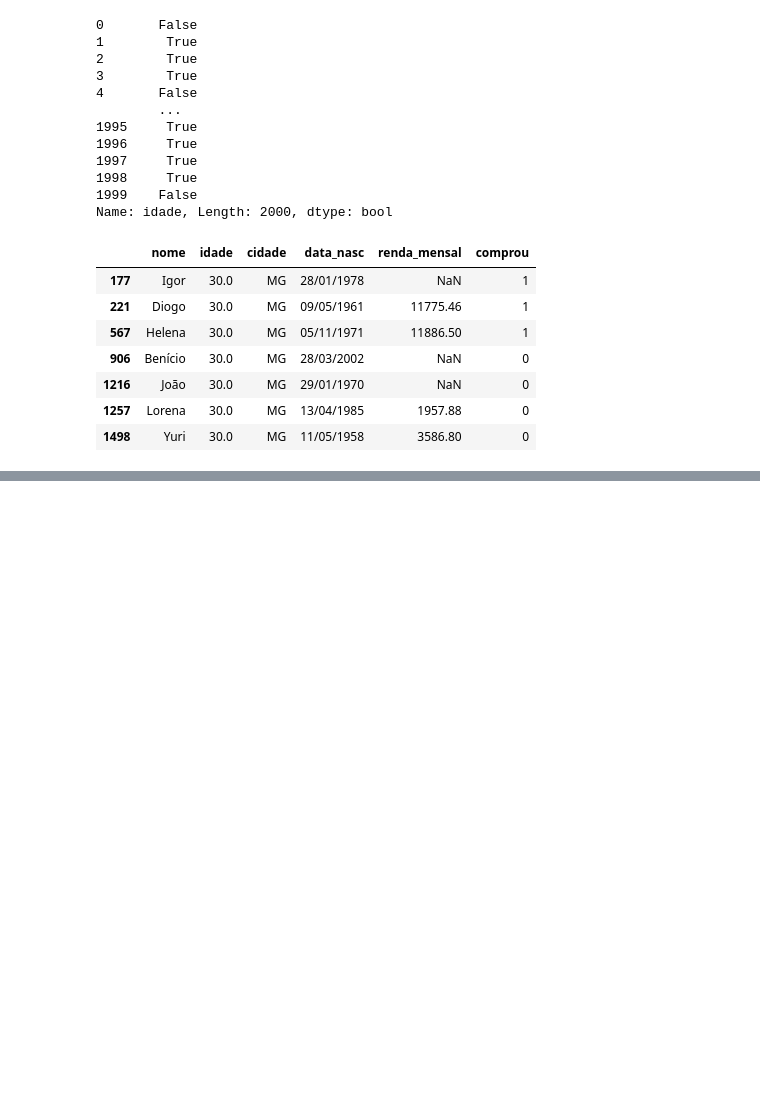
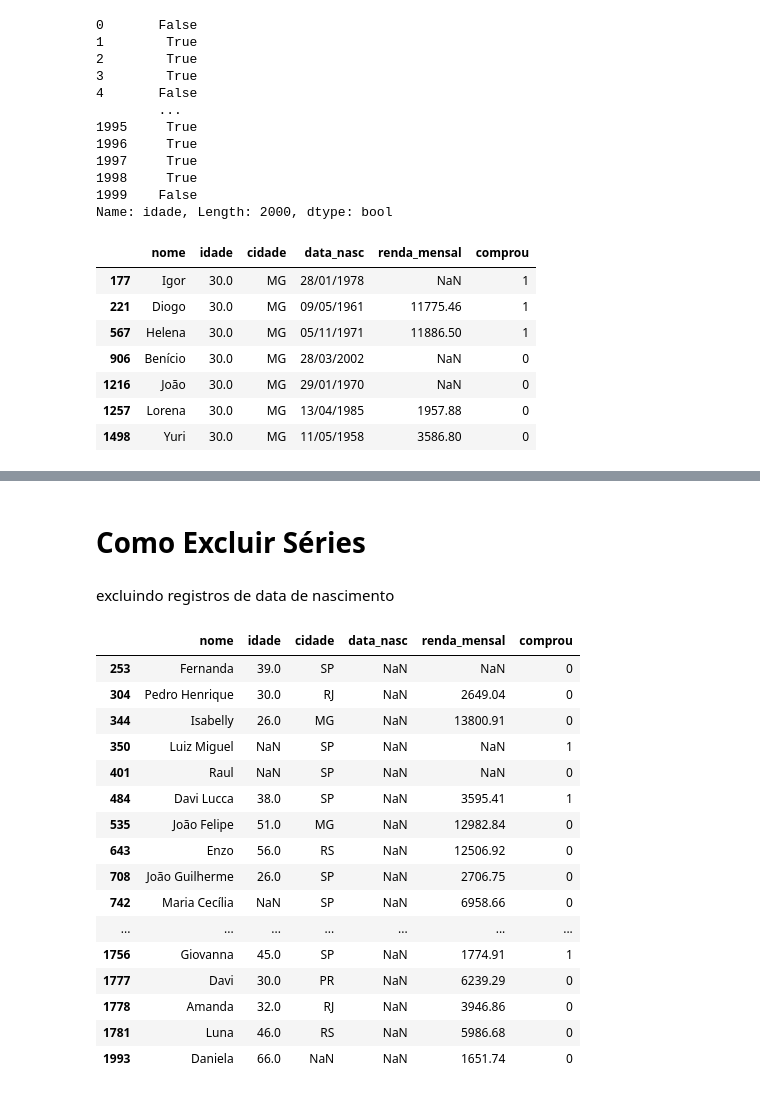
Before and after one commit to CaioHarrys/CURSO-PYTHON-IA, a Jupyter notebook: DataSet_Clientes_Completos/clientes_completos.ipynb, the cells around one changed output, grey strips where cells are left out. Drawn from its saved outputs; the diff is of its cells as text; code cells hidden in the pictures; blank space fills up the shorter version.

```diff
--- a/DataSet_Clientes_Completos/clientes_completos.ipynb
+++ b/DataSet_Clientes_Completos/clientes_completos.ipynb
@@ -191,0 +255,6 @@ df_completo[df_completo['cidade'].isin
+# %%
+# a Duplicata
+df_completo3 = df_completo.copy()
+
+print(hex(id(df_completo)))
+print(hex(id(df_completo3)))
@@ -191,0 +264,24 @@ df_completo[df_completo['cidade'].isin
+# %% [markdown]
+# Como Excluir Séries
+# %% [markdown]
+excluindo registros de data de nascimento
+# %%
+df_completo3[df_completo3['data_nasc'].isna()]
+# %% [output]
+|  | nome | idade | cidade | data_nasc | renda_mensal | comprou |
+| 253 | Fernanda | 39.0 | SP | NaN | NaN | 0 |
+| 304 | Pedro Henrique | 30.0 | RJ | NaN | 2649.04 | 0 |
+| 344 | Isabelly | 26.0 | MG | NaN | 13800.91 | 0 |
+| 350 | Luiz Miguel | NaN | SP | NaN | NaN | 1 |
+| 401 | Raul | NaN | SP | NaN | NaN | 0 |
+| 484 | Davi Lucca | 38.0 | SP | NaN | 3595.41 | 1 |
+| 535 | João Felipe | 51.0 | MG | NaN | 12982.84 | 0 |
+| 643 | Enzo | 56.0 | RS | NaN | 12506.92 | 0 |
+| 708 | João Guilherme | 26.0 | SP | NaN | 2706.75 | 0 |
+| 742 | Maria Cecília | NaN | SP | NaN | 6958.66 | 0 |
+| ... | ... | ... | ... | ... | ... | ... |
+| 1756 | Giovanna | 45.0 | SP | NaN | 1774.91 | 1 |
+| 1777 | Davi | 30.0 | PR | NaN | 6239.29 | 0 |
+| 1778 | Amanda | 32.0 | RJ | NaN | 3946.86 | 0 |
+| 1781 | Luna | 46.0 | RS | NaN | 5986.68 | 0 |
+| 1993 | Daniela | 66.0 | NaN | NaN | 1651.74 | 0 |
```
Also changed, not shown: parts of 13 cells of this notebook.
